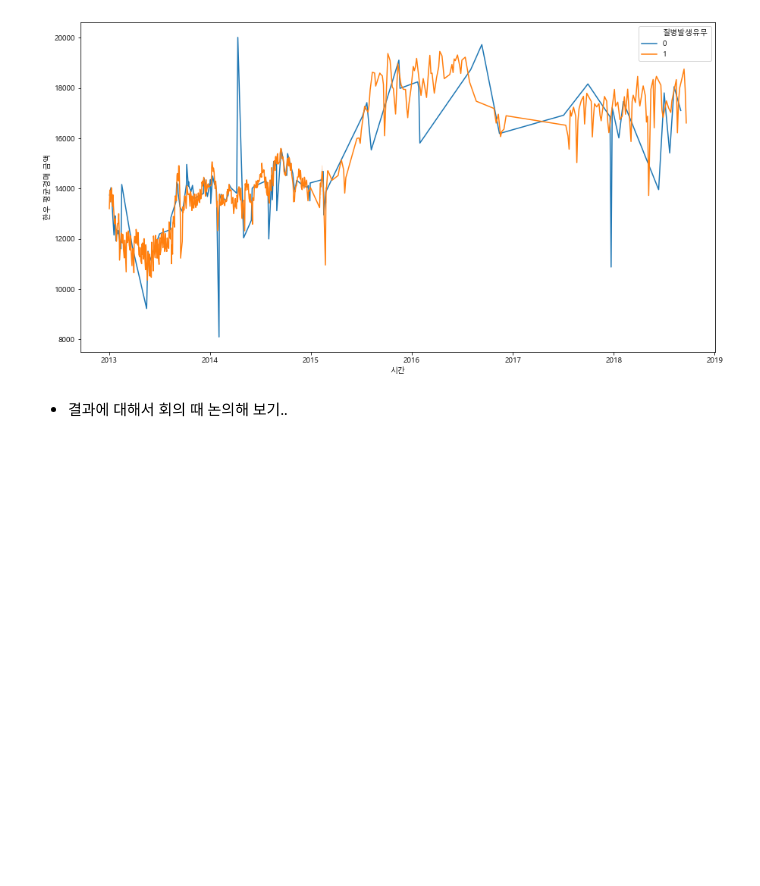
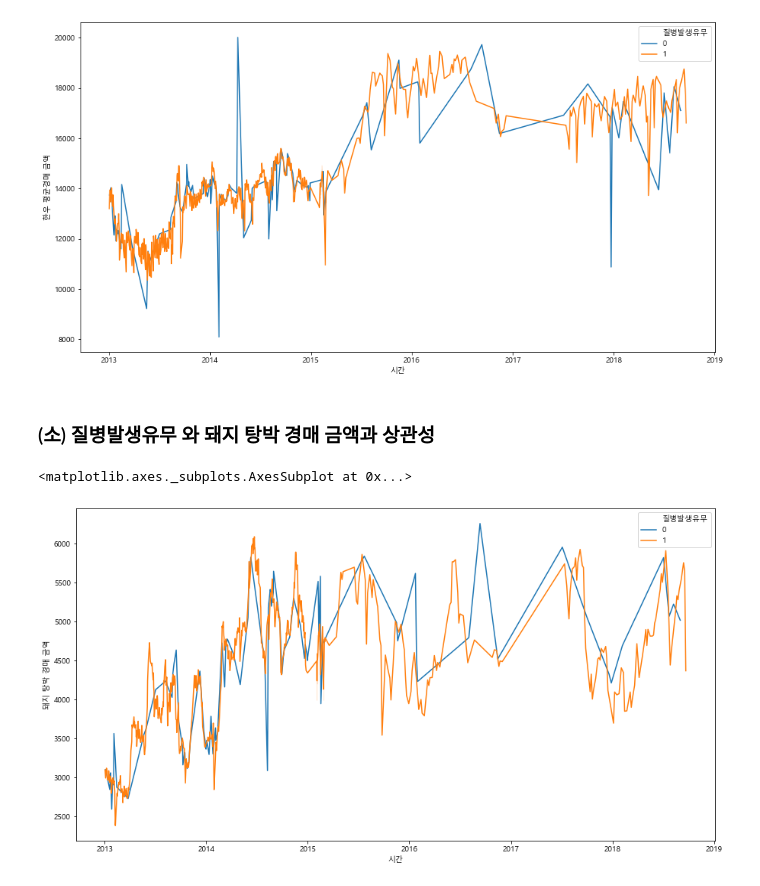
Before and after one commit to DSC-SCH/livestock-solution-project, a Jupyter notebook: eda/cow_disease_EDA.ipynb, the cells around one changed output. Drawn from its saved outputs; the diff is of its cells as text; code cells hidden in the pictures; blank space fills up the shorter version.

```diff
--- a/eda/cow_disease_EDA.ipynb
+++ b/eda/cow_disease_EDA.ipynb
@@ -1516,5 +1518,15 @@ sns.lineplot(data=df_merge, x='시간', y='한우 평균경매 금액', hue='질
 # %% [output]
 <matplotlib.axes._subplots.AxesSubplot at 0x...>
 [figure]
-# %% [markdown]
-* 결과에 대해서 회의 때 논의해 보기..
+# %% [markdown]
+### (소) 질병발생유무 와 돼지 탕박 경매 금액과 상관성
+# %%
+# merge한 데이터프레임에 돼지 탕박 경매 금액이 0인 값이 꽤 있어서 그 값을 빼고 시각화했습니다.
+df_pig = df_merge[df_merge['돼지 탕박 경매 금액'] != 0]
+# %%
+# 돼지 탕박 경매 금액 '평균'
+plt.figure(figsize=(15,8))
+sns.lineplot(data=df_pig, x='시간', y='돼지 탕박 경매 금액', hue='질병발생유무')
+# %% [output]
+<matplotlib.axes._subplots.AxesSubplot at 0x...>
+[figure, added]
```
Also changed, not shown: parts of 2 cells of this notebook.
